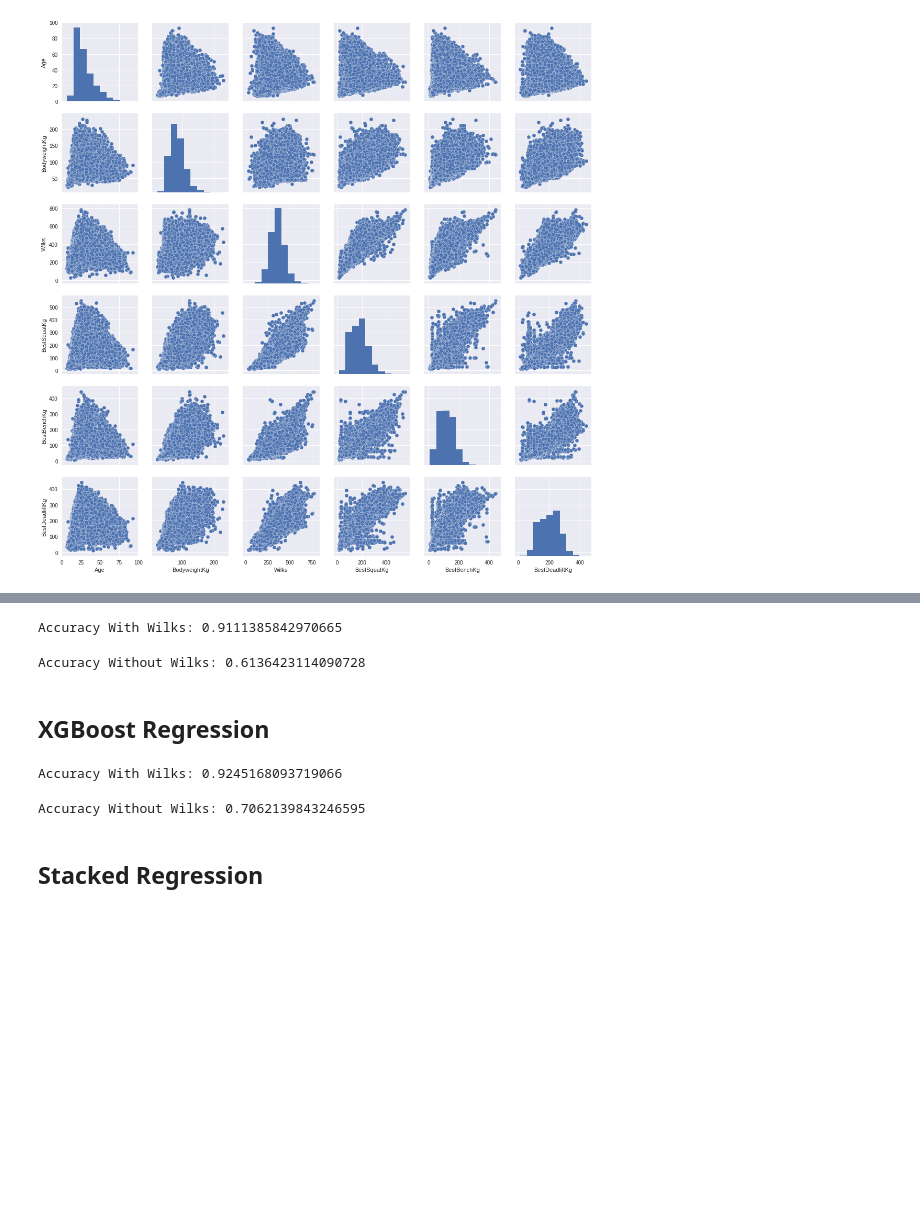
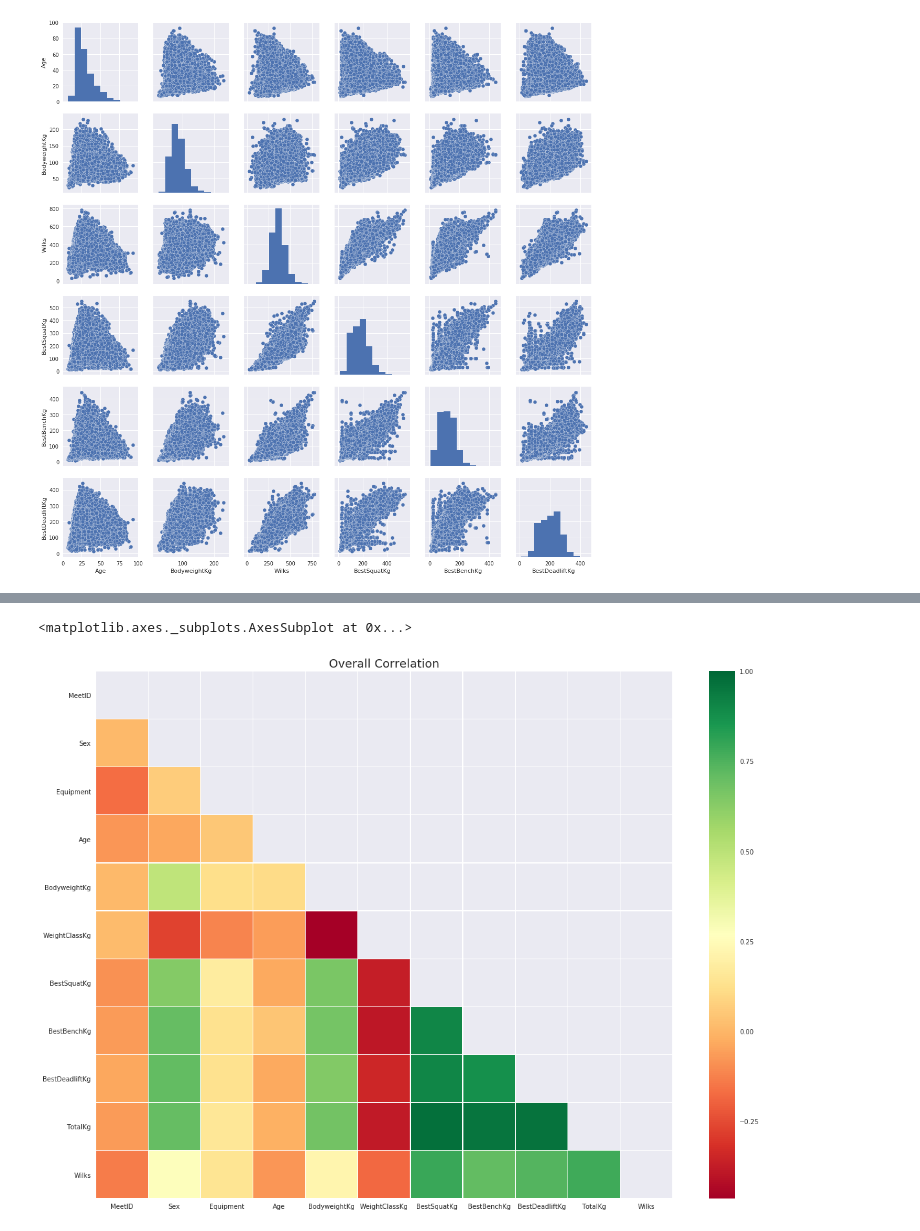
Before and after one commit to tjysdsg/powerlifting-prediction, a Jupyter notebook: Powerlifting_Prediction.ipynb, the cells around one changed output, grey strips where cells are left out. Drawn from its saved outputs; the diff is of its cells as text; code cells hidden in the pictures; blank space fills up the shorter version.

```diff
--- a/Powerlifting_Prediction.ipynb
+++ b/Powerlifting_Prediction.ipynb
@@ -5,12 +75,23 @@
 # %%
 import pandas as pd
 import numpy as np
-url = 'https://raw.githubusercontent.com/tjysdsg/powerlifting-prediction/master/openpowerlifting.csv'
+url = 'openpowerlifting.csv'
 data = pd.read_csv(url)
 data.drop(["Squat4Kg","Bench4Kg","Deadlift4Kg"],axis=1,inplace=True)
 data.drop_duplicates(inplace=True)
 display(data.head())
 display(data.describe())
+
+data_cleaned = data[(data['BestSquatKg'] > 0)&(data['BestBenchKg']>0)&(data['BestDeadliftKg']> 0)]
+# encode
+data_cleaned=data_cleaned.dropna()
+data_cleaned['Sex'] = data_cleaned['Sex'].map( {'M':1, 'F':0} )
+# encode
+from sklearn.preprocessing import LabelEncoder
+data_cleaned['Equipment'] = LabelEncoder().fit_transform(data_cleaned['Equipment'])
+data_cleaned['WeightClassKg'] = LabelEncoder().fit_transform(data_cleaned['WeightClassKg'])
+
+data_cleaned.describe()
 # %% [output]
 |  | MeetID | Name | Sex | Equipment | Age | Division | BodyweightKg | WeightClassKg | BestSquatKg | ... |
 | 0 | 0 | Angie Belk Terry | F | Wraps | 47.0 | Mst 45-49 | 59.60 | 60 | 47.63 | ... |
@@ -239,43 +130,0 @@ Accuracy Without Wilks: 0.6093551271399779
-# %%
-best_lasso,_,score_lasso = cv_fit(MultiTaskLasso,['Age','BodyweightKg', 'Equipment','Wilks','Sex'],['BestSquatKg','BestBenchKg','BestDeadliftKg'],[0.01, 0.005, 0.001, 0.0005, 0.0001],get_score=True)
-print("Accuracy With Wilks:",score_lasso)
-best_lasso,_,score_lasso = cv_fit(MultiTaskLasso,['Age','BodyweightKg', 'Equipment','Sex'],['BestSquatKg','BestBenchKg','BestDeadliftKg'],[0.01, 0.005, 0.001, 0.0005, 0.0001],get_score=True)
-print("Accuracy Without Wilks:",score_lasso)
-# %% [output]
-Accuracy With Wilks: 0.9111385842970665
-Accuracy Without Wilks: 0.6136423114090728
-# %% [markdown]
-## XGBoost Regression
-# %%
-import xgboost as xgb
-
-class MultiTaskXGB():
-  def __init__(self,features,outcomes,data_func):
-    self.features = features
-    self.outcomes = outcomes
-    self.n = len(outcomes)
-    self.X_train, self.X_test, self.y_train, self.y_test = data_func(features,outcomes)
-    self.regressors = [xgb.XGBRegressor(colsample_bytree=0.2,learning_rate=0.06,max_depth=3,n_estimators=1150) for _ in range(self.n)]
-    self.models = None
-
-  def fit(self):
-    self.models = [self.regressors[i].fit(self.X_train,self.y_train[self.outcomes[i]]) for i in range(self.n)]
-
-  def score(self):
-    score = np.array([self.models[i].score(self.X_test,self.y_test[self.outcomes[i]]) for i in range(self.n)])
-    return score.mean()
-
-  def predict(self,X):
-    return [self.models[i].predict(X) for i in range(self.n)]
-
-mt_xgb = MultiTaskXGB(['Age','BodyweightKg', 'Equipment','Wilks','Sex'],['BestSquatKg','BestBenchKg','BestDeadliftKg'],data)
-mt_xgb.fit()
-print("Accuracy With Wilks:",mt_xgb.score())
-mt_xgb = MultiTaskXGB(['Age','BodyweightKg', 'Equipment','Sex'],['BestSquatKg','BestBenchKg','BestDeadliftKg'],data)
-mt_xgb.fit()
-print("Accuracy Without Wilks:",mt_xgb.score())
-# %% [output]
-Accuracy With Wilks: 0.9245168093719066
-Accuracy Without Wilks: 0.7062139843246595
-# %% [markdown]
-## Stacked Regression
@@ -294,0 +131,21 @@ _, X_test,_, y_test = data(['Age','BodyweightKg', 'Equipment','Wilks','Sex'],['B
+# %%
+import numpy as np
+from scipy import stats
+from scipy.stats import norm
+
+import matplotlib.pyplot as plt
+import seaborn as sns;sns.set();
+
+# Initiate correlation matrix
+corr = data_cleaned.corr()
+# Set-up mask
+mask = np.zeros_like(corr, dtype=np.bool)
+mask[np.triu_indices_from(mask)] = True
+# Set-up figure
+plt.figure(figsize=(20, 15))
+plt.title('Overall Correlation', fontsize=18)
+# Correlation matrix
+sns.heatmap(corr, mask=mask, annot=False,cmap='RdYlGn', linewidths=0.2, annot_kws={'size':20})
+# %% [output]
+<matplotlib.axes._subplots.AxesSubplot at 0x...>
+[figure, added]
```
Also changed, not shown: parts of 47 cells of this notebook.
